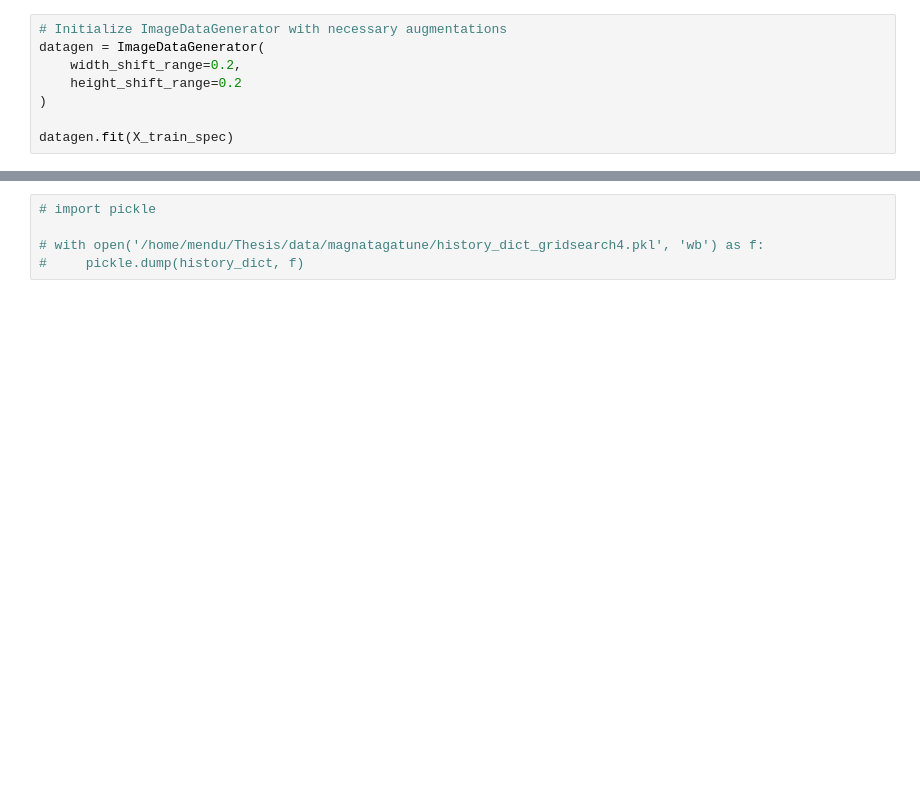
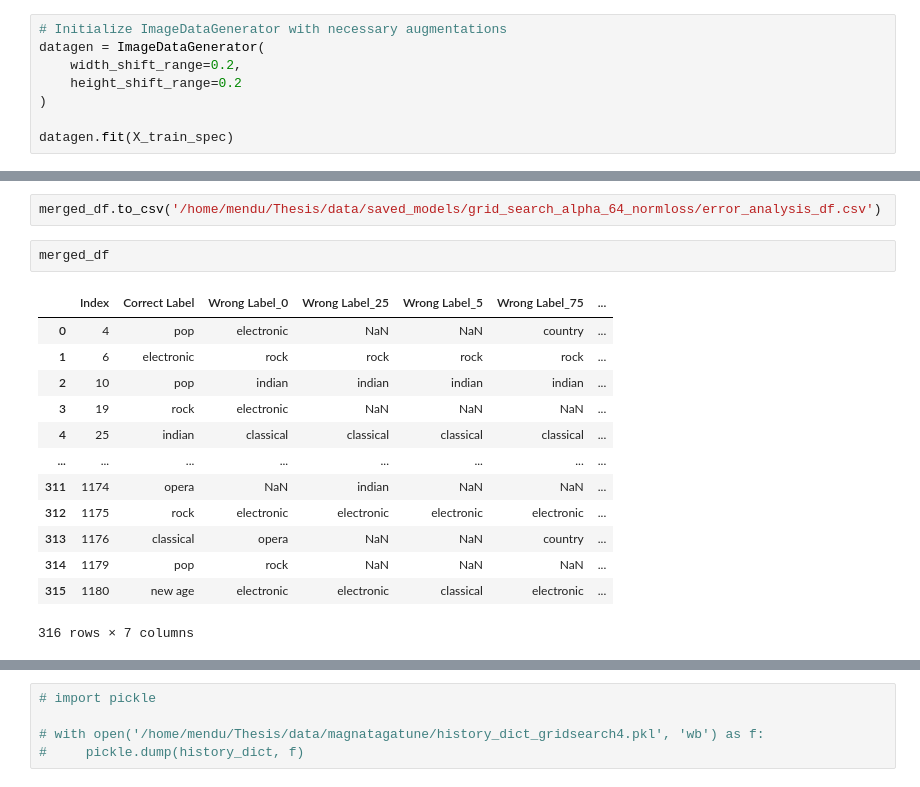
Before and after one commit to menduv/Thesis, a Jupyter notebook: experiments/CNN_magni_w_latentregularisation_gridserach.ipynb, the cells around one changed output, grey strips where cells are left out. Drawn from its saved outputs; the diff is of its cells as text; blank space fills up the shorter version.

```diff
--- a/experiments/CNN_magni_w_latentregularisation_gridserach.ipynb
+++ b/experiments/CNN_magni_w_latentregularisation_gridserach.ipynb
@@ -518,3 +609,21 @@ for axes, fig in [(axes_acc_flat, fig_acc),
+# %%
+merged_df.to_csv('/home/mendu/Thesis/data/saved_models/grid_search_alpha_64_normloss/error_analysis_df.csv')
+# %%
+merged_df
+# %% [output]
+|  | Index | Correct Label | Wrong Label_0 | Wrong Label_25 | Wrong Label_5 | Wrong Label_75 | ... |
+| 0 | 4 | pop | electronic | NaN | NaN | country | ... |
+| 1 | 6 | electronic | rock | rock | rock | rock | ... |
+| 2 | 10 | pop | indian | indian | indian | indian | ... |
+| 3 | 19 | rock | electronic | NaN | NaN | NaN | ... |
+| 4 | 25 | indian | classical | classical | classical | classical | ... |
+| ... | ... | ... | ... | ... | ... | ... | ... |
+| 311 | 1174 | opera | NaN | indian | NaN | NaN | ... |
+| 312 | 1175 | rock | electronic | electronic | electronic | electronic | ... |
+| 313 | 1176 | classical | opera | NaN | NaN | country | ... |
+| 314 | 1179 | pop | rock | NaN | NaN | NaN | ... |
+| 315 | 1180 | new age | electronic | electronic | classical | electronic | ... |
+316 rows × 7 columns
 # %%
 # Plotting
 def plot_history(history_dict):
```
Also changed, not shown: parts of 26 cells of this notebook, 10 other files.
